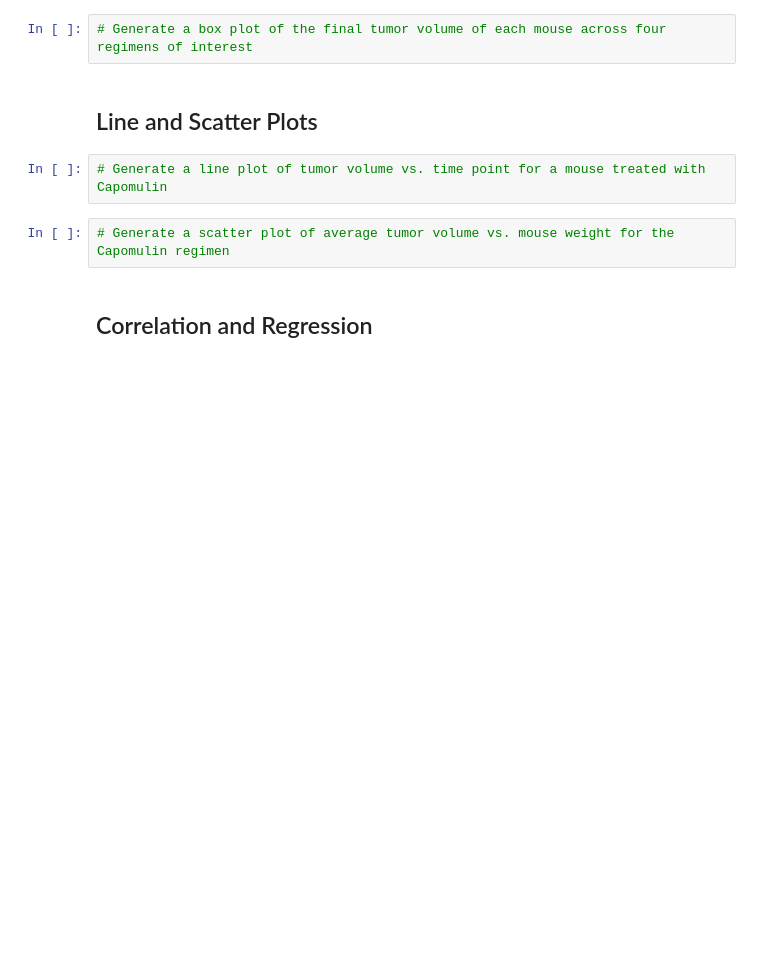
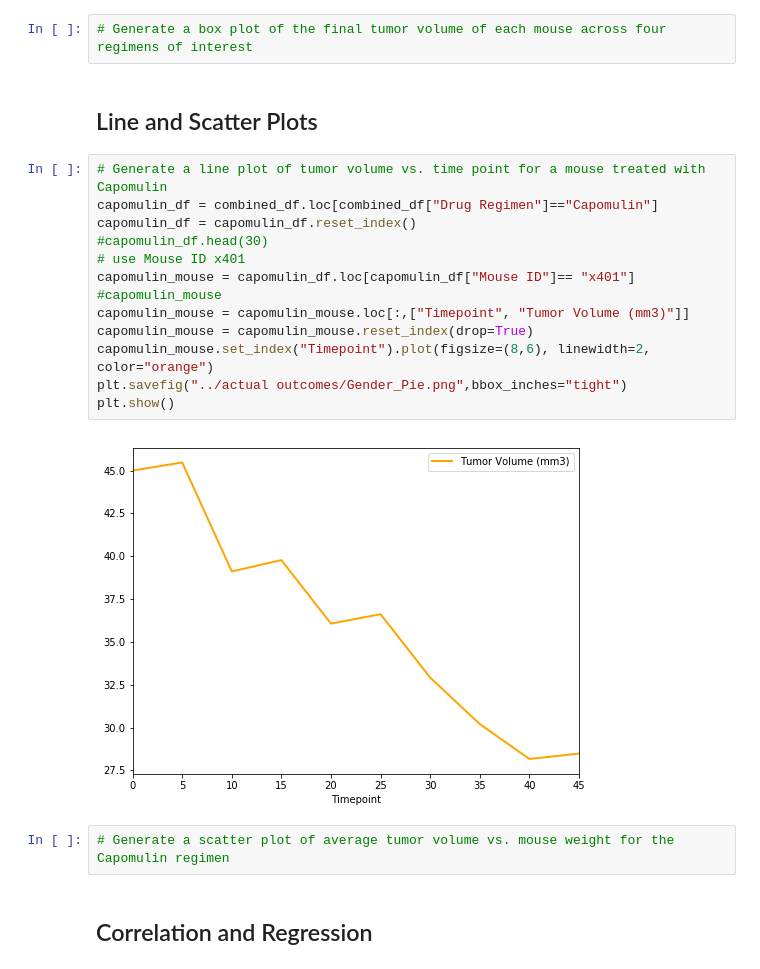
Before and after one commit to ybgandhi/matplotlib-challenge, a Jupyter notebook: Pymaceuticals/pymaceuticals_starter.ipynb, the cells around one changed output. Drawn from its saved outputs; the diff is of its cells as text; blank space fills up the shorter version.

```diff
--- a/Pymaceuticals/pymaceuticals_starter.ipynb
+++ b/Pymaceuticals/pymaceuticals_starter.ipynb
@@ -215,8 +246,21 @@ plt.show()
 # Generate a box plot of the final tumor volume of each mouse across four regimens of interest
 # %% [markdown]
 ## Line and Scatter Plots
-# %%
-# Generate a line plot of tumor volume vs. time point for a mouse treated with Capomulin
+# %%
+# Generate a line plot of tumor volume vs. time point for a mouse treated with Capomulin
+capomulin_df = combined_df.loc[combined_df["Drug Regimen"]=="Capomulin"]
+capomulin_df = capomulin_df.reset_index()
+#capomulin_df.head(30)
+# use Mouse ID x401
+capomulin_mouse = capomulin_df.loc[capomulin_df["Mouse ID"]== "x401"]
+#capomulin_mouse
+capomulin_mouse = capomulin_mouse.loc[:,["Timepoint", "Tumor Volume (mm3)"]]
+capomulin_mouse = capomulin_mouse.reset_index(drop=True)
+capomulin_mouse.set_index("Timepoint").plot(figsize=(8,6), linewidth=2, color="orange")
+plt.savefig("../actual outcomes/Gender_Pie.png",bbox_inches="tight")
+plt.show()
+# %% [output]
+[figure, added]
 # %%
 # Generate a scatter plot of average tumor volume vs. mouse weight for the Capomulin regimen
 # %% [markdown]
```
Also changed, not shown: parts of 4 cells of this notebook, 2 other files.
